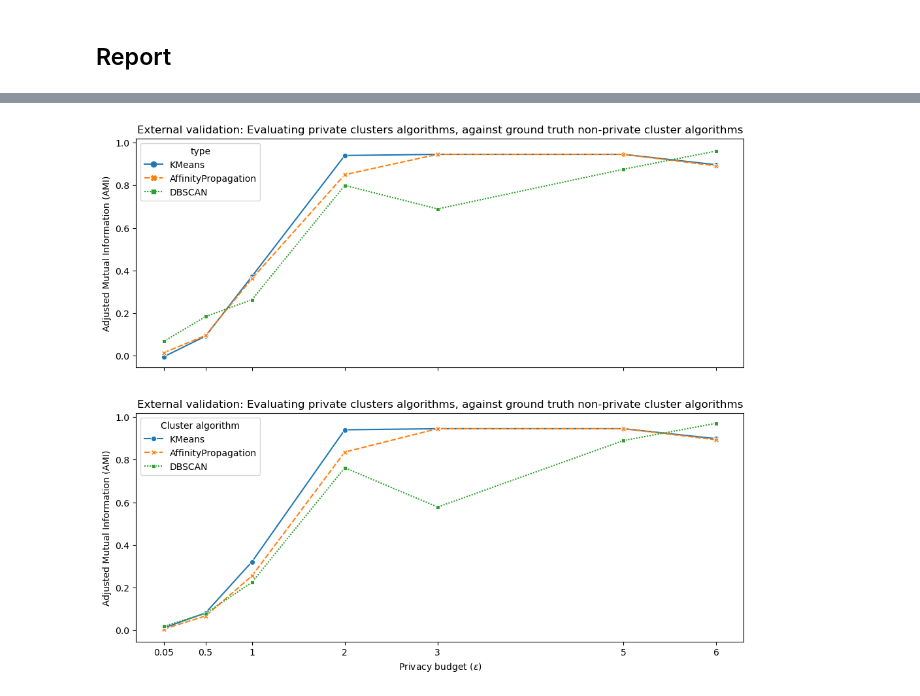
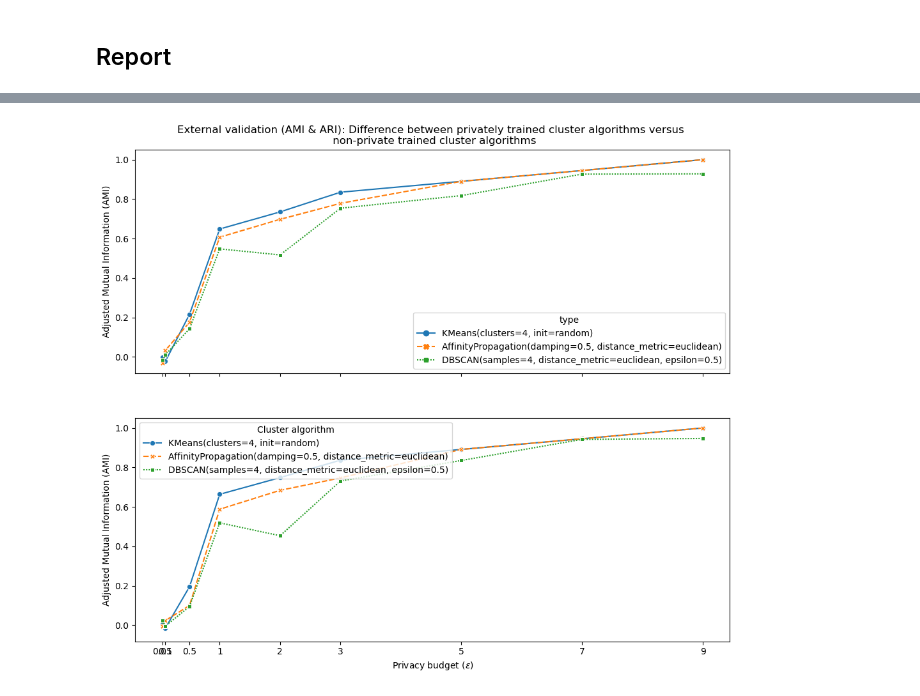
Before and after one commit to tjvanderende/privacy-preserved-clustering-with-nD-Laplace, a Jupyter notebook: RQ1/research/utility-experitments.ipynb, the cells around one changed output, grey strips where cells are left out. Cells and saved outputs as stored; diff of their text form; code cells hidden in the pictures.

```diff
--- a/RQ1/research/utility-experitments.ipynb
+++ b/RQ1/research/utility-experitments.ipynb
@@ -45,7 +58,7 @@ from sklearn import clone
 from sklearn.discriminant_analysis import StandardScaler
 from sklearn.metrics import adjusted_mutual_info_score, adjusted_rand_score, calinski_harabasz_score, silhouette_score
 
-supported_epsilons = [0.05, 0.5, 1, 2, 3, 5, 6]
+supported_epsilons = [0.05, 0.1 , 0.5 , 1  , 2  , 3  , 5  , 7  , 9]
 export_path = import_path + 'utility_scores'
 
 def measure_external_validity_report(epsilon, cluster_model):
@@ -64,7 +77,7 @@ def generate_external_validity_export(epsilons, models, n_times = 10):
     dataframe = {'type': [], 'epsilon': [], 'ari': [], 'ami': [], 'ch': [], 'sc': []}
     for epsilon in epsilons:
         for model in models:
-            algorithmName = type(model).__name__
+            algorithmName = map_models_to_name(model)
             dataframe['type'].append(algorithmName)
             dataframe['epsilon'].append(epsilon)
             ami_list = []
@@ -126,7 +139,7 @@ utility_metrics.head()
 # %%
 from matplotlib import pyplot as plt
 
-def plot_utility(dataframe, epsilons, metric_name, axes, metric = 'Adjusted Mutual Information (AMI)', title='External validation: Evaluating private clusters algorithms, against ground truth non-private cluster algorithms'):
+def plot_utility(dataframe, epsilons, metric_name, axes, metric = 'Adjusted Mutual Information (AMI)', title='External validation (AMI & ARI): Difference between privately trained cluster algorithms versus \n non-private trained cluster algorithms'):
     ax = sns.lineplot(x='epsilon', y=metric_name, data=dataframe, ax=axes, style='type', hue='type', markers=True, legend=True)
     ax.set_xticks(epsilons, labels=epsilons)
     ax.set_title(title)
@@ -136,9 +149,10 @@ def plot_utility(dataframe, epsilons, metric_name, axes, metric = 'Adjusted Mutu
 # %%
 fig, axs = plt.subplots(2, sharex=True, sharey=True, figsize=(12, 10))
 plot_utility(utility_metrics, supported_epsilons, 'ami', axes=axs[0])
-plot_utility(utility_metrics, supported_epsilons, 'ari', axes=axs[1])
+plot_utility(utility_metrics, supported_epsilons, 'ari', axes=axs[1], title='')
+fig.savefig('../export/results/ami-and-ari.png')
 # %% [output]
-[figure, old version]
+[figure, new version]
 # %%
 fig, axs = plt.subplots(figsize=(8, 5))
 
```
Also changed, not shown: parts of 8 cells of this notebook, 32 other files.
